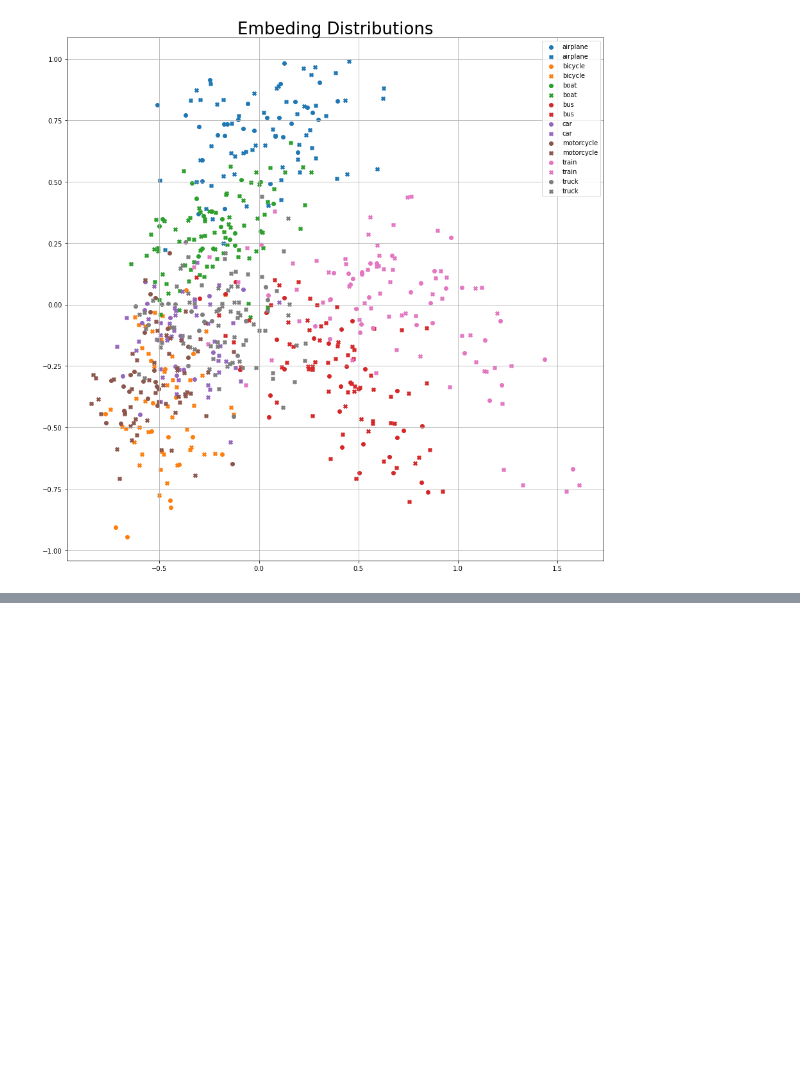
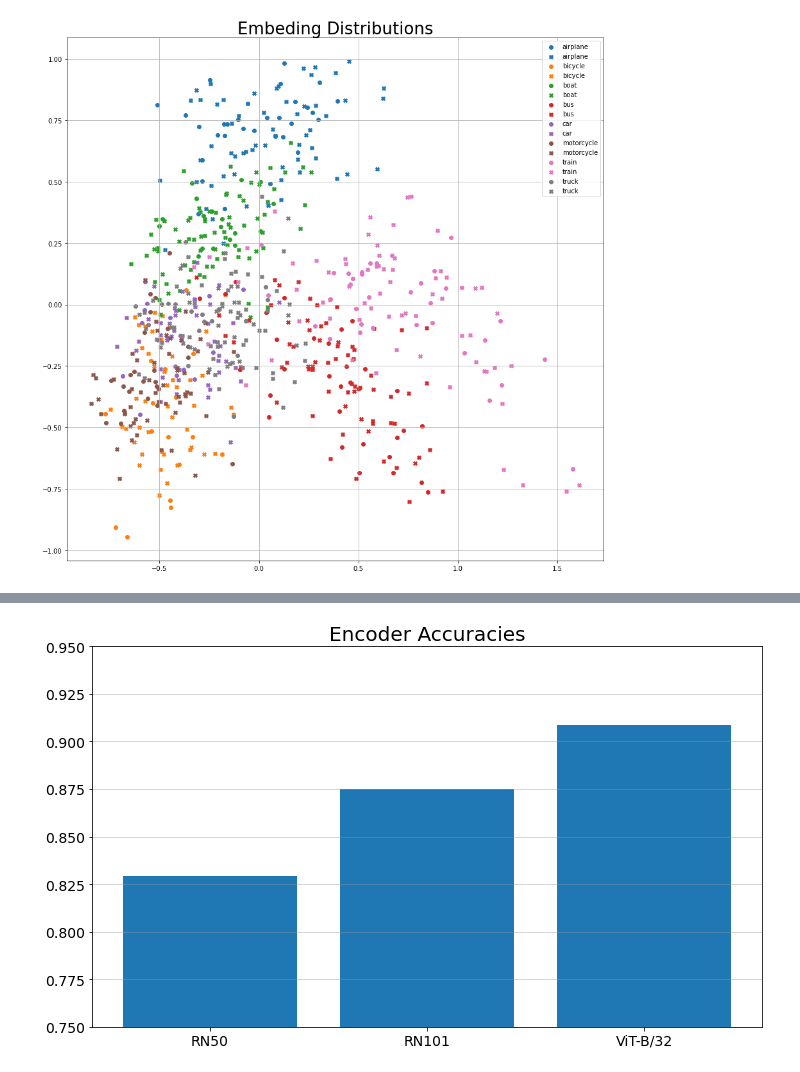
Before and after one commit to umursen/clip-case-study, a Jupyter notebook: FewShotExperiments.ipynb, the cells around one changed output, grey strips where cells are left out. Drawn from its saved outputs; the diff is of its cells as text; code cells hidden in the pictures; blank space fills up the shorter version.

Commit message:
Add new encoders

```diff
--- a/FewShotExperiments.ipynb
+++ b/FewShotExperiments.ipynb
@@ -579,0 +631,46 @@ plt.grid()
+# %%
+results = {}
+
+for encoder_name in encoder_names:
+    encoder, preprocess = clip.load(encoder_name, device=device, jit=False)
+
+    train_dataset = CocoCaseStudyDataset(split='train', experiment_type='few', transform=preprocess)
+    train_dataloader = DataLoader(train_dataset, batch_size=32, shuffle=True)
+
+    training_encodings = []
+    training_classes = []
+
+    for batch_ndx, (image, cls) in enumerate(train_dataloader):
+        training_encoded_img = encoder.encode_image(image.cuda()).detach().cpu().numpy()
+        training_encodings.append(training_encoded_img)
+        training_classes += cls
+
+    training_encodings = np.concatenate(training_encodings,axis=0)
+
+    svm_classifier = SVC(gamma=final_gamma[encoder_name], C=final_C[encoder_name])
+    svm_classifier.fit(training_encodings, training_classes)
+
+    test_encodings = []
+    test_classes = []
+
+    for batch_ndx, (image, cls) in enumerate(test_dataloader):
+        test_encoded_img = encoder.encode_image(image.cuda()).detach().cpu().numpy()
+        test_encodings.append(test_encoded_img)
+        test_classes += cls
+
+    test_encodings = np.concatenate(test_encodings,axis=0)
+
+    results[encoder_name] = svm_classifier.score(test_encodings, test_classes)
+# %%
+fig, ax = plt.subplots(figsize=(12,7))
+
+ax.bar(results.keys(), results.values())
+ax.set_ylim([0.75, 0.95])
+ax.set_title('Encoder Accuracies',fontsize=20)
+
+plt.xticks(fontsize=14)
+plt.grid(axis='y', linestyle='-',alpha=0.5,color='#999999')
+plt.yticks(fontsize=14)
+plt.show()
+# %% [output]
+[figure, added]
```
Also changed, not shown: parts of 8 cells of this notebook.
